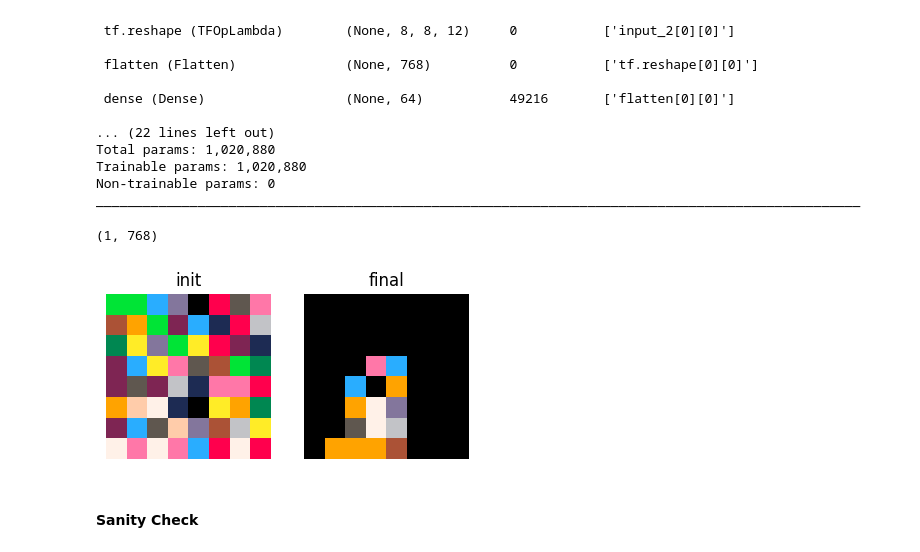
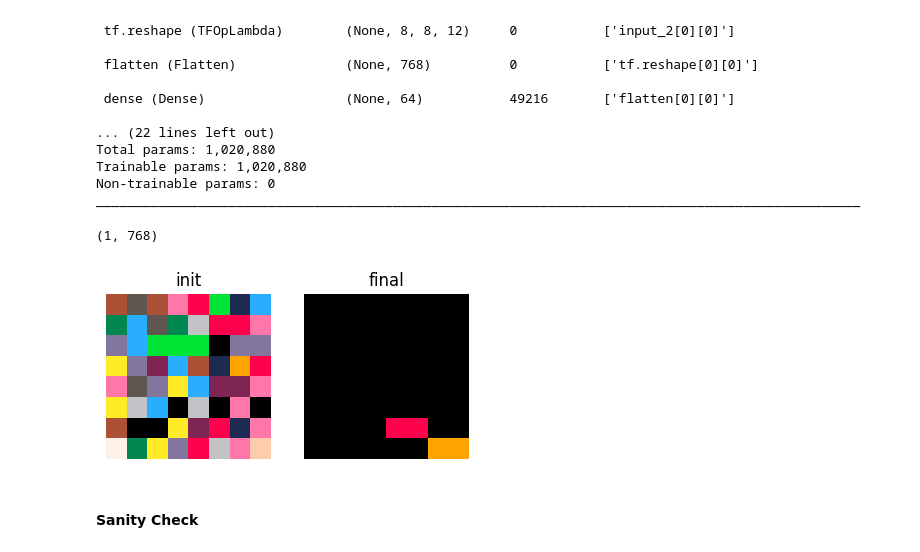
Before and after one commit to MasterMilkX/BMO_chatbot_prototype, a Jupyter notebook: Experimental_Notebooks/sprite_pod.ipynb, the cells around one changed output. Drawn from its saved outputs; the diff is of its cells as text; code cells hidden in the pictures.

Commit message:
prelim gifs for text enc

```diff
--- a/Experimental_Notebooks/sprite_pod.ipynb
+++ b/Experimental_Notebooks/sprite_pod.ipynb
@@ -714,17 +714,17 @@ Non-trainable params: 0
 __________________________________________________________________________________________________
 # %%
 
-TEXT = "a white duck with blue feet"
+TEXT = "a man with yellow pants"
 # show the output from repairing a noise sprite
 if EXPERIMENT == "text_enc":
-    init_spr, cur_spr, anims = tepod.repair(TEXT,mod_iter='rand',num_iter=256,animate=True)
+    init_spr, cur_spr, anims = tepod.repair(TEXT,mod_iter='seq',num_iter=192,animate=True)
     showMultiSprPalette([init_spr,cur_spr],textArr=['init','final'])
 
     # save the animation
-    animatePal(anims,f"../prelim_output/pod_anim/tepod_{GEN_CONF['EPOCHS']}e_w{GEN_CONF['WINDOW']}-blue_foot_duck.gif",fps=32,textArr=[f"Iter: {i}" for i in range(len(anims))])
+    animatePal(anims,f"../prelim_output/pod_anim/tepod_{GEN_CONF['EPOCHS']}e_w{GEN_CONF['WINDOW']}-yellow_pants_man.gif",fps=32,textArr=[f"Iter: {i}" for i in range(len(anims))])
 # %% [output]
 (1, 768)
-[figure, old version]
+[figure, new version]
 # %% [markdown]
 #### Sanity Check
 # %%
```
Also changed, not shown: 16 other files.
